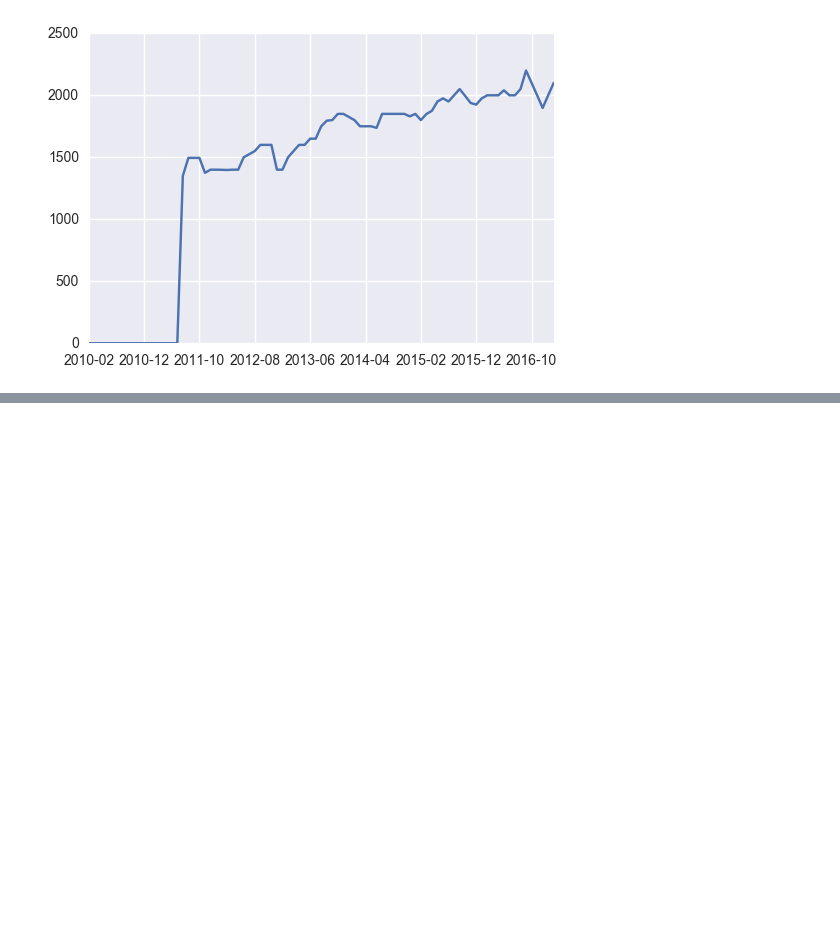
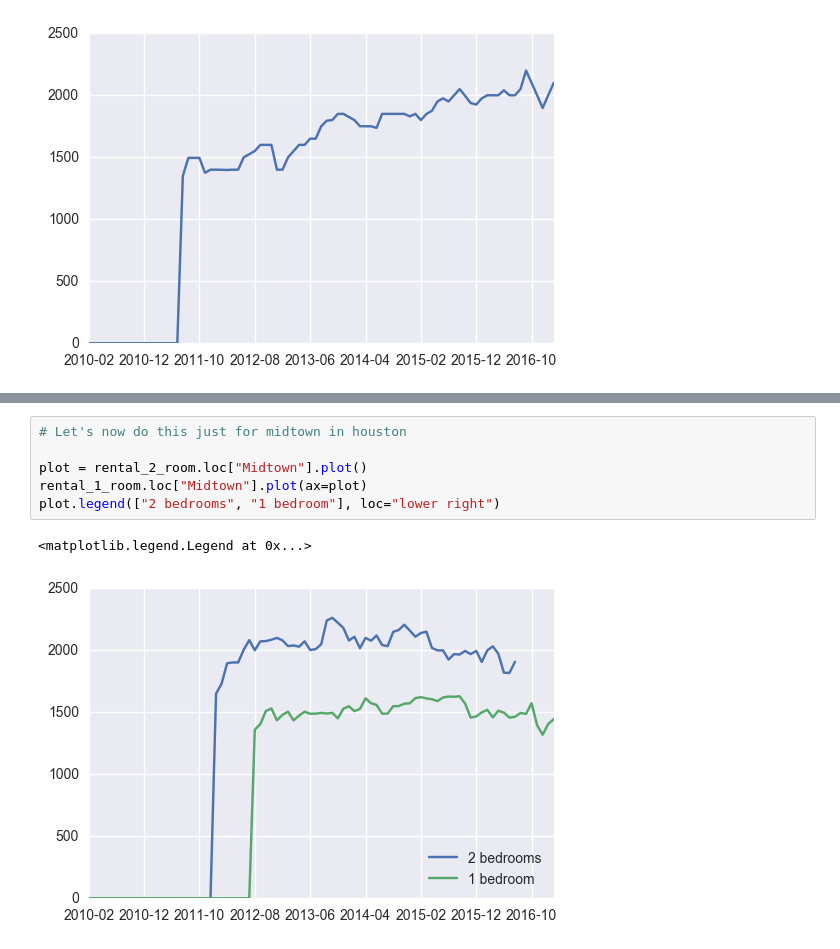
Before and after one commit to carlsednaoui/thinkful-data-science, a Jupyter notebook: coursework/unit_1_project/zillow.ipynb, the cells around one changed output, grey strips where cells are left out. Drawn from its saved outputs; the diff is of its cells as text; blank space fills up the shorter version.

```diff
--- a/coursework/unit_1_project/zillow.ipynb
+++ b/coursework/unit_1_project/zillow.ipynb
@@ -184,0 +210,9 @@ bushwick = rental_1_room.loc['Bushwick'].plot()
+# %%
+# Let's now do this just for midtown in houston
+
+plot = rental_2_room.loc["Midtown"].plot()
+rental_1_room.loc["Midtown"].plot(ax=plot)
+plot.legend(["2 bedrooms", "1 bedroom"], loc="lower right")
+# %% [output]
+<matplotlib.legend.Legend at 0x...>
+[figure, added]
```
Also changed, not shown: parts of 9 cells of this notebook.
